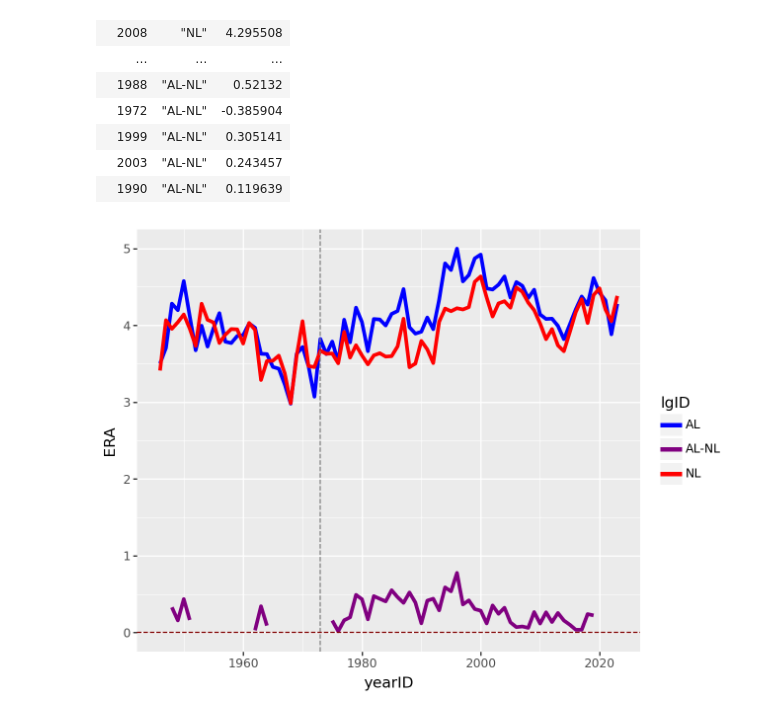
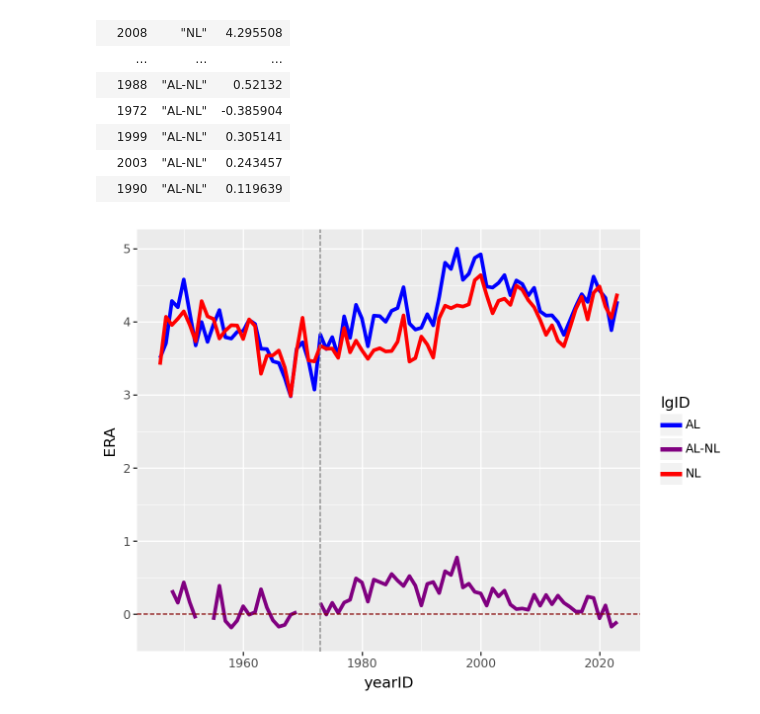
Before and after one commit to camghal18/my_site, a Jupyter notebook: data/lab1_1.ipynb, the cells around one changed output. Cells and saved outputs as stored; diff of their text form; code cells hidden in the pictures.

```diff
--- a/data/lab1_1.ipynb
+++ b/data/lab1_1.ipynb
@@ -157,11 +177,11 @@ from plotnine.scales import scale_color_manual
 # %%
 (    plt9.ggplot(data=pitching_stacked)
     + geom_line(aes(x = "yearID", y = "ERA", color = 'lgID'),size = 1.5)
     + scale_color_manual(values = {"NL" : "red", "AL" : "blue","AL-NL":'purple'})
-    + ylim(0,5)
+    + ylim(-0.25,5)
     + geom_vline(xintercept = 1973, linetype = 'dashed',color = 'gray')
     + geom_hline(yintercept = 0, linetype  = 'dashed', color = 'maroon')
 
 )
 # %% [output]
-[figure, old version]
+[figure, new version]
```
Also changed, not shown: parts of 9 cells of this notebook.
